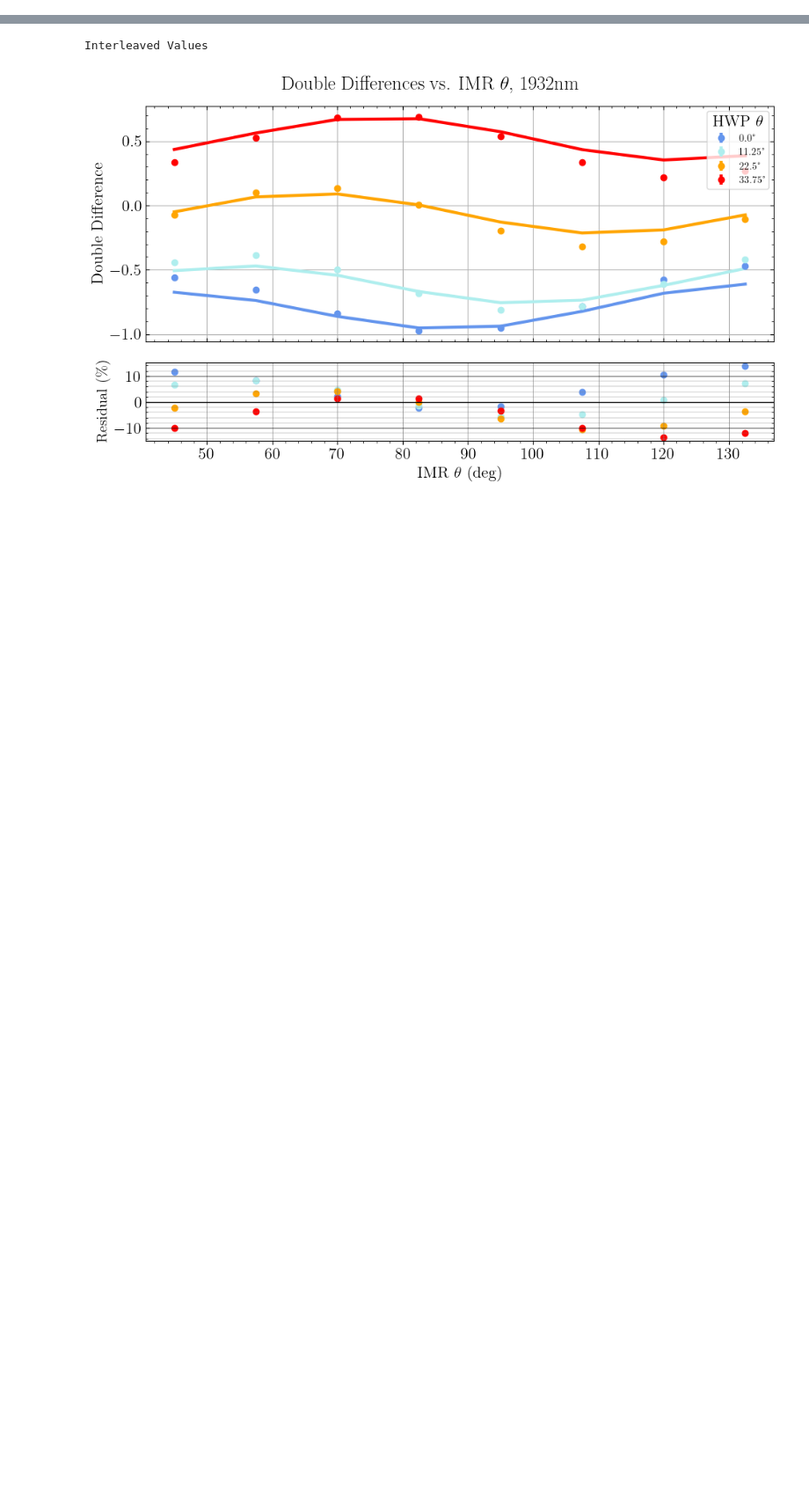
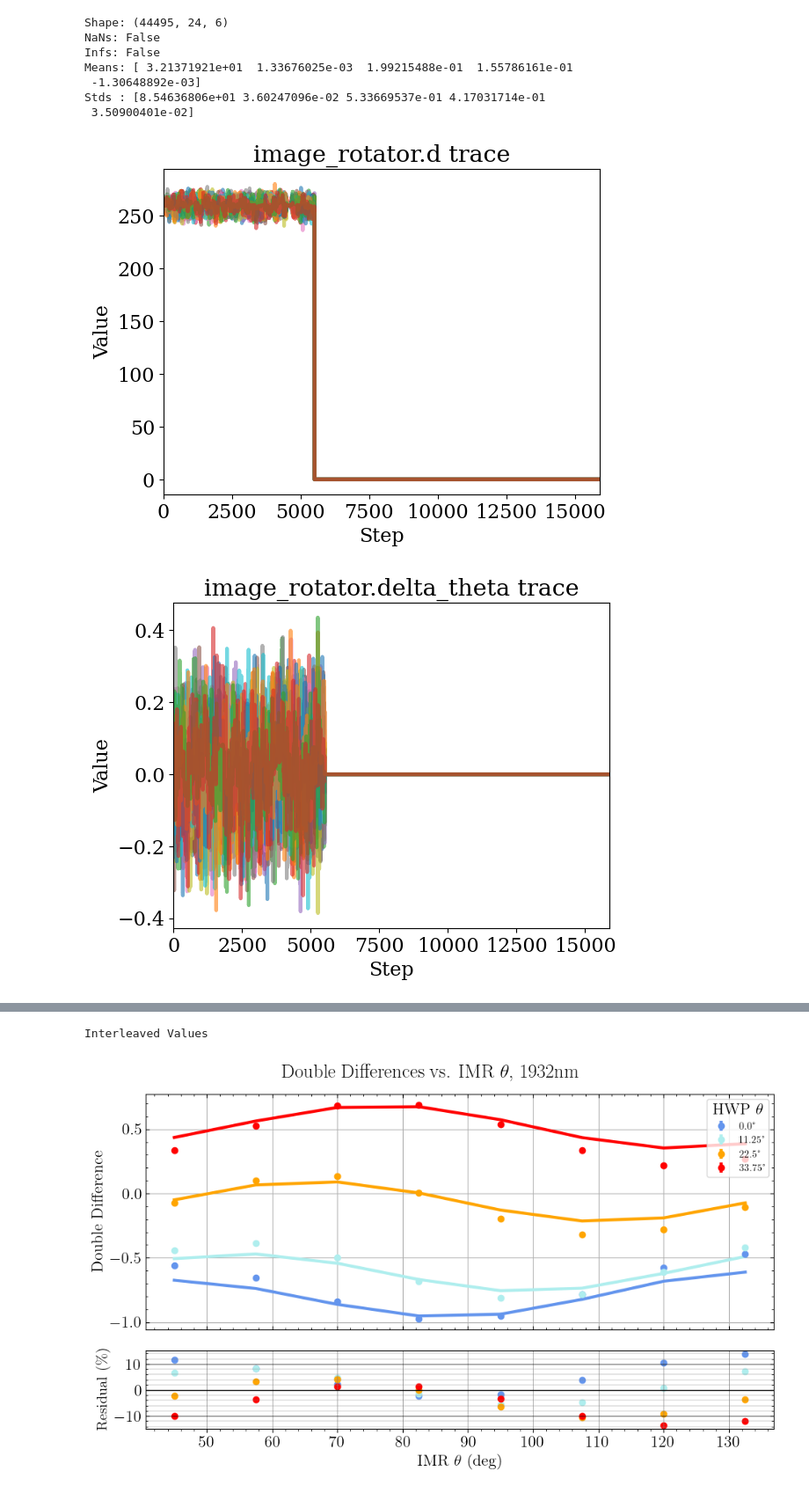
Before and after one commit to UCSB-Exoplanet-Polarimetry-Lab/pyPolCal, a Jupyter notebook: vampires_calibration/CHARIS/development_notebooks/MCMC_plots.ipynb, the cells around one changed output, grey strips where cells are left out. Shown: that part at 88% size. Cells and saved outputs as stored; diff of their text form; code cells hidden in the pictures; blank space fills up the shorter version.

```diff
--- a/vampires_calibration/CHARIS/development_notebooks/MCMC_plots.ipynb
+++ b/vampires_calibration/CHARIS/development_notebooks/MCMC_plots.ipynb
@@ -77,9 +78,25 @@ def load_chain_and_labels(h5_filename, txt_filename, include_logf=False):
 
     return chain, param_names
 p0_dict = {
+    "image_rotator" :
+        {"d": 0, "delta_theta":0},
+    "hwp" :
+        {"w_SiO2": 0, "w_MgF2":0, "delta_theta": 0},
+    "lprot" :
+        {"pa": 0},
+}
+p0_dict2 = {
+    "image_rotator" :
+        {"delta_theta": 0},
+    "hwp" :
+        {"w_SiO2": 0, "w_MgF2": 0, "delta_theta": 0},
+    "lprot" :
+        {"pa": 0}
+}
+p0_m3 = {
     "M3" :
         {"m1":0,"b1":0, "m2":0,"b2":0}
 }
-with open('mcmcp0.json','w') as f:
-    json.dump(p0_dict,f)
+with open('mcmcp0_naiveimr.json','w') as f:
+    json.dump(p0_dict2,f)
 # %%
@@ -109,0 +191,28 @@ M3,b2: 13.96476 (+1.25604/-1.18711)
+# %%
+print("Shape:", chain.shape)
+print("NaNs:", np.isnan(chain).any())
+print("Infs:", np.isinf(chain).any())
+
+means = np.mean(chain[:, :, :-1], axis=(0, 1))
+stds = np.std(chain[:, :, :-1], axis=(0, 1))
+print("Means:", means)
+print("Stds :", stds)
+for i in range(6):  # skip log(f)
+    plt.figure()
+    for w in range(14):
+        plt.plot(chain[:, w, i], alpha=0.6)
+        plt.xlim(0,15900)
+    plt.title(f"{names[i]} trace")
+    plt.xlabel("Step")
+    plt.ylabel("Value")
+    plt.show()
+# %% [output]
+Shape: (44495, 24, 6)
+NaNs: False
+Infs: False
+Means: [ 3.21371921e+01  1.33676025e-03  1.99215488e-01  1.55786161e-01
+ -1.30648892e-03]
+Stds : [8.54636806e+01 3.60247096e-02 5.33669537e-01 4.17031714e-01
+ 3.50900401e-02]
+[figure, added]
+[figure, added]
```
Also changed, not shown: parts of 6 cells of this notebook, 4 other files.
